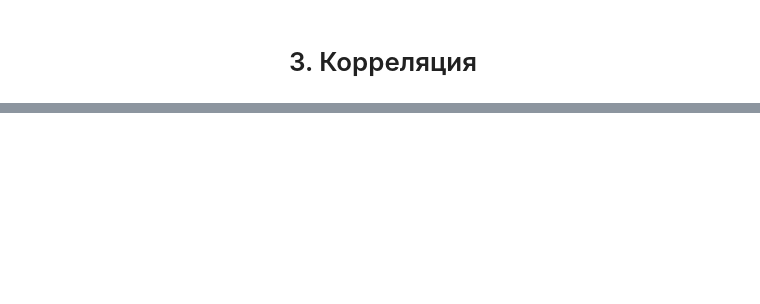
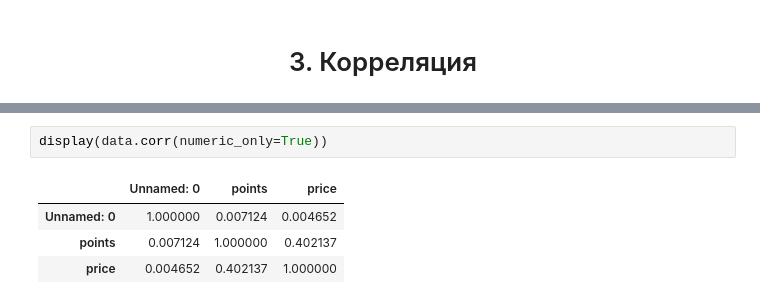
Before and after one commit to vokhmianin-da/sf_data_science, a Jupyter notebook: EDA-2. Математическая статистика в контексте EDA/Lesson.ipynb, the cells around one changed output, grey strips where cells are left out. Saved outputs shown, nothing was run; the diff lists cells and outputs as text; blank space fills up the shorter version.

```diff
--- a/EDA-2. Математическая статистика в контексте EDA/Lesson.ipynb
+++ b/EDA-2. Математическая статистика в контексте EDA/Lesson.ipynb
@@ -219,0 +285,7 @@ np.float64(35.36)
+# %%
+display(data.corr(numeric_only=True))
+# %% [output]
+|  | Unnamed: 0 | points | price |
+| Unnamed: 0 | 1.000000 | 0.007124 | 0.004652 |
+| points | 0.007124 | 1.000000 | 0.402137 |
+| price | 0.004652 | 0.402137 | 1.000000 |
```
Also changed, not shown: parts of 20 cells of this notebook, 6 other files.
